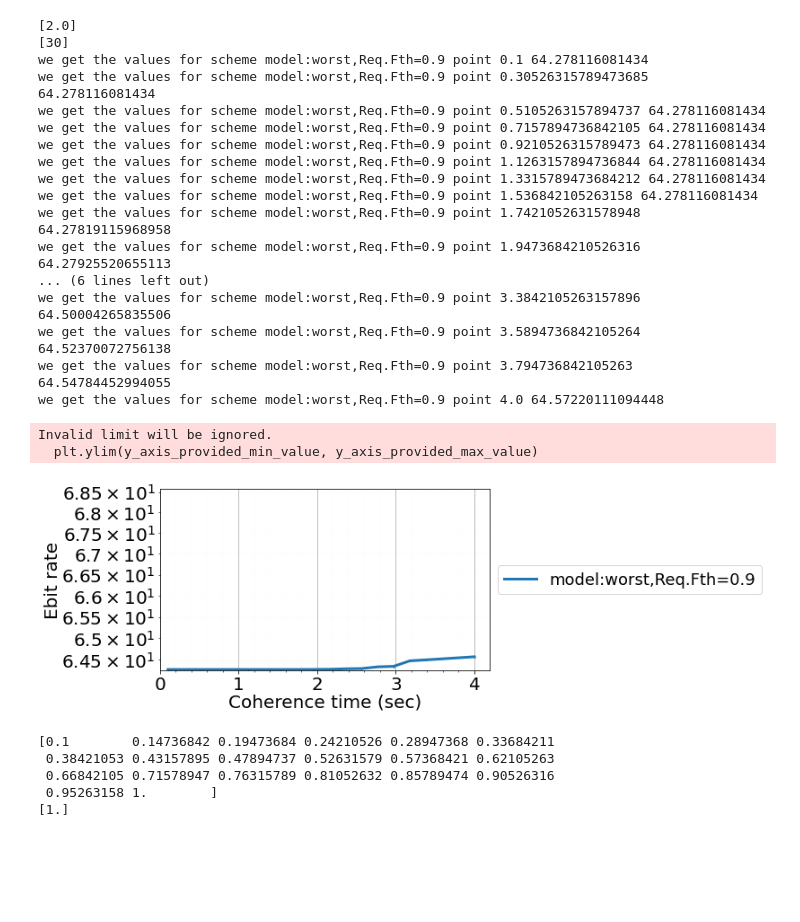
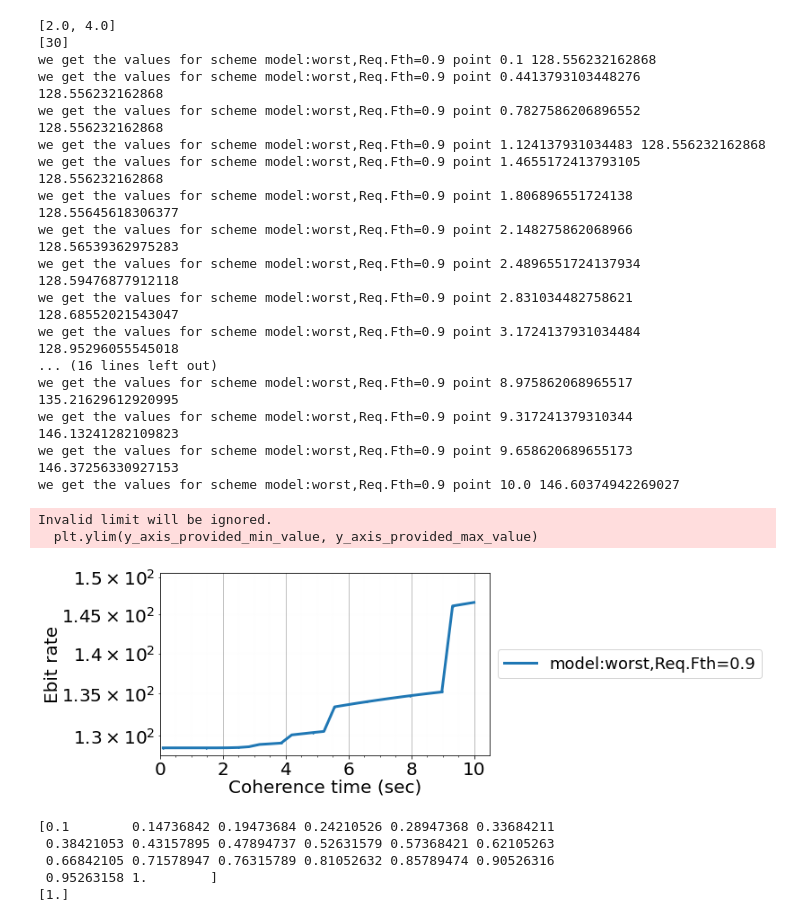
Before and after one commit to pooryousefshahrooz/QSN, a Jupyter notebook: plotting/parsing_and_plotting.ipynb, the cells around one changed output. Saved outputs shown, nothing was run; the diff lists cells and outputs as text; code cells hidden in the pictures; blank space fills up the shorter version.

Commit message:
qubit decoherence assumptions on storage

```diff
--- a/plotting/parsing_and_plotting.ipynb
+++ b/plotting/parsing_and_plotting.ipynb
@@ -261,7 +261,7 @@ result_file_path = "../../QSN_results/QSN_results_final_maximizing_rate.csv" #fo
 
 
 result_file_path = "../../QSN_results/QSN_results_final_maximizing_rate_doceherence_assumption.csv" #for intermediate edge capacity 100 EPRps
-result_file_path = "../../QSN_results/QSN_results_final_maximizing_rate_doceherence_assumption_finalv6.csv" #for intermediate edge capacity 100 EPRps
+result_file_path = "../../QSN_results/QSN_results_final_maximizing_rate_doceherence_assumption_finalv7.csv" #for intermediate edge capacity 100 EPRps
 
 
 with open(result_file_path, "r") as f:
@@ -285,7 +285,7 @@ with open(result_file_path, "r") as f:
         t_max_values.add(t_max)
         if  ( t_max in [30] and request_fidelity_threshold in [0.9]  and
              storage_block_threshold in [0.9] and
-             delta in [2] and edge_capacity in [500] and storage_capacity in [10000]
+             delta in [2] and edge_capacity in [1000] and storage_capacity in [20000]
             ):
             scheme = "model:"+str(decoherence_assumption)+",Req.Fth="+str(request_fidelity_threshold)
             try:
@@ -319,51 +319,51 @@ selected_values = []
 each_scheme_each_coherence_time_workloads_percentage = {}
 for scheme,τ_coh_value_satisfied_number in each_scheme_each_coherence_time_workloads.items():
     for τ_coh,values in τ_coh_value_satisfied_number.items():
 
         avg_EGR = sum(values)/len(values)
         try:
             each_scheme_each_coherence_time_workloads_percentage[scheme][τ_coh] = avg_EGR
         except:
             each_scheme_each_coherence_time_workloads_percentage[scheme]  ={}
             each_scheme_each_coherence_time_workloads_percentage[scheme][τ_coh]=avg_EGR
         selected_values.append(avg_EGR)
 
 
 τ_coh_values = list(τ_coh_values)
 τ_coh_values.sort()
 scheme_keys = list(scheme_keys)
 
 ploting_simple_y_as_x("Coherence time (sec)","Ebit rate",
                         20, 20, 20,
                       20, 0, 0,
                       0,0,False,[],max(selected_values)+4,
 
                       list(scheme_keys),
                       each_scheme_each_coherence_time_workloads_percentage,
                       τ_coh_values,τ_coh_values,
-                      True,True,True,1,18,
+                      Fa,True,True,1,18,
                       "plots/QSN_repeater_chain_ebit_as_coh_time.pdf",True,2,11.4,3.8,True)
 # %% [output]
-[2.0]
+[2.0, 4.0]
 [30]
-we get the values for scheme model:worst,Req.Fth=0.9 point 0.1 64.278116081434
-we get the values for scheme model:worst,Req.Fth=0.9 point 0.30526315789473685 64.278116081434
-we get the values for scheme model:worst,Req.Fth=0.9 point 0.5105263157894737 64.278116081434
-we get the values for scheme model:worst,Req.Fth=0.9 point 0.7157894736842105 64.278116081434
-we get the values for scheme model:worst,Req.Fth=0.9 point 0.9210526315789473 64.278116081434
-we get the values for scheme model:worst,Req.Fth=0.9 point 1.1263157894736844 64.278116081434
-we get the values for scheme model:worst,Req.Fth=0.9 point 1.3315789473684212 64.278116081434
-we get the values for scheme model:worst,Req.Fth=0.9 point 1.536842105263158 64.278116081434
-we get the values for scheme model:worst,Req.Fth=0.9 point 1.7421052631578948 64.27819115968958
-we get the values for scheme model:worst,Req.Fth=0.9 point 1.9473684210526316 64.27925520655113
-... (6 lines left out)
-we get the values for scheme model:worst,Req.Fth=0.9 point 3.3842105263157896 64.50004265835506
-we get the values for scheme model:worst,Req.Fth=0.9 point 3.5894736842105264 64.52370072756138
-we get the values for scheme model:worst,Req.Fth=0.9 point 3.794736842105263 64.54784452994055
-we get the values for scheme model:worst,Req.Fth=0.9 point 4.0 64.57220111094448
+we get the values for scheme model:worst,Req.Fth=0.9 point 0.1 128.556232162868
+we get the values for scheme model:worst,Req.Fth=0.9 point 0.4413793103448276 128.556232162868
+we get the values for scheme model:worst,Req.Fth=0.9 point 0.7827586206896552 128.556232162868
+we get the values for scheme model:worst,Req.Fth=0.9 point 1.124137931034483 128.556232162868
+we get the values for scheme model:worst,Req.Fth=0.9 point 1.4655172413793105 128.556232162868
+we get the values for scheme model:worst,Req.Fth=0.9 point 1.806896551724138 128.55645618306377
+we get the values for scheme model:worst,Req.Fth=0.9 point 2.148275862068966 128.56539362975283
+we get the values for scheme model:worst,Req.Fth=0.9 point 2.4896551724137934 128.59476877912118
+we get the values for scheme model:worst,Req.Fth=0.9 point 2.831034482758621 128.68552021543047
+we get the values for scheme model:worst,Req.Fth=0.9 point 3.1724137931034484 128.95296055545018
+... (16 lines left out)
+we get the values for scheme model:worst,Req.Fth=0.9 point 8.975862068965517 135.21629612920995
+we get the values for scheme model:worst,Req.Fth=0.9 point 9.317241379310344 146.13241282109823
+we get the values for scheme model:worst,Req.Fth=0.9 point 9.658620689655173 146.37256330927153
+we get the values for scheme model:worst,Req.Fth=0.9 point 10.0 146.60374942269027
 Invalid limit will be ignored.
   plt.ylim(y_axis_provided_min_value, y_axis_provided_max_value)
-[figure, old version]
+[figure, new version]
 # %%
 τ_coh_list = np.linspace(0.1,1,20)
 print(τ_coh_list)
```
Also changed, not shown: parts of 6 cells of this notebook, 3 other files.
